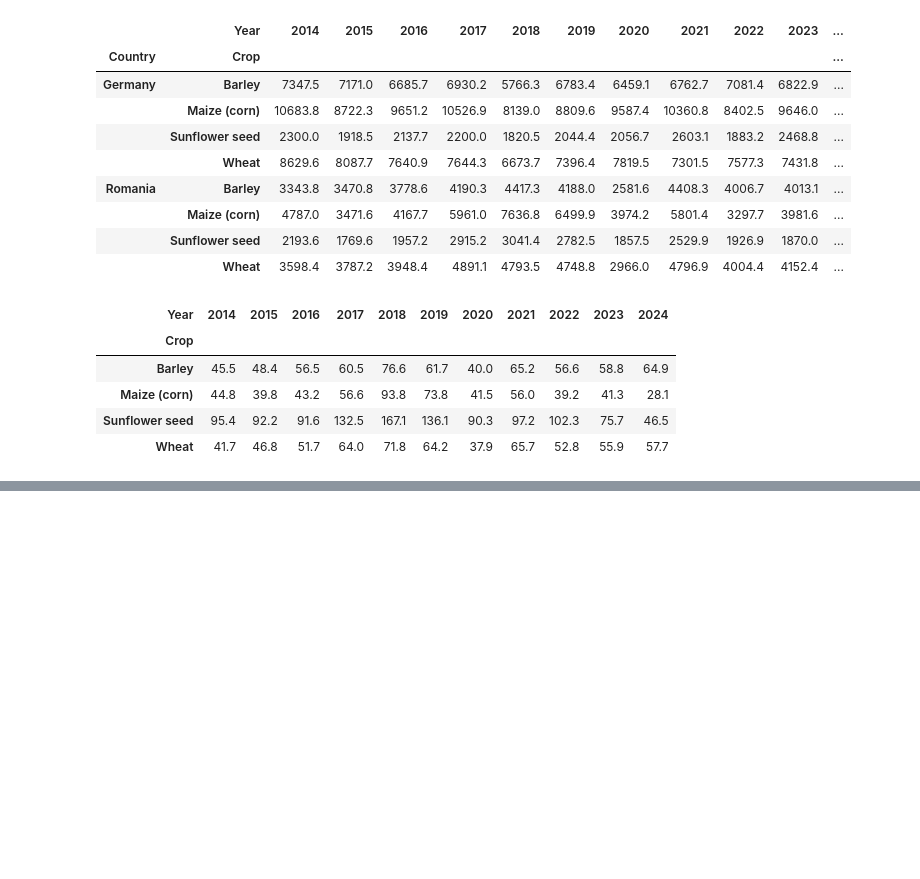
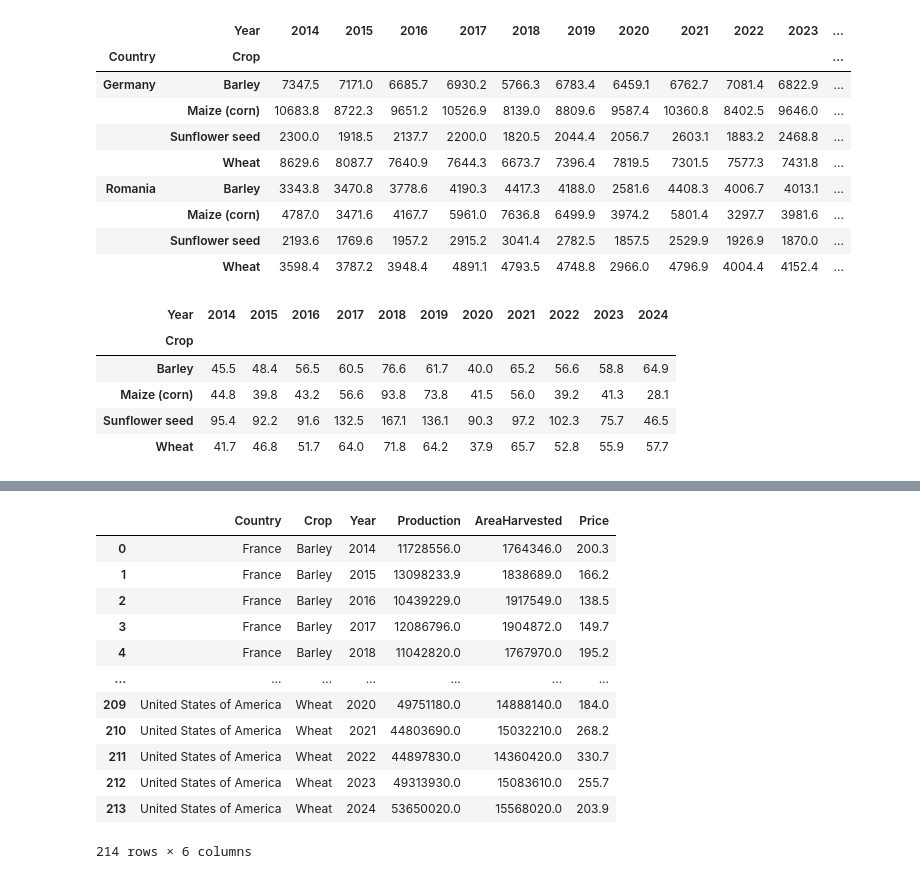
Before and after one commit to bogdan-ciobotaru/Romania-Crop-Yield-Gap, a Jupyter notebook: romania-crop-yield-gap.ipynb, the cells around one changed output, grey strips where cells are left out. Saved outputs shown, nothing was run; the diff lists cells and outputs as text; code cells hidden in the pictures; blank space fills up the shorter version.

```diff
--- a/romania-crop-yield-gap.ipynb
+++ b/romania-crop-yield-gap.ipynb
@@ -199,0 +217,41 @@ plt.show()
+# %%
+query = """
+WITH production AS (
+    SELECT Area, Item, Year, Value AS Production
+    FROM crop_production
+    WHERE Element = 'Production'
+),
+area_harvested AS (
+    SELECT Area, Item, Year, Value AS AreaHarvested
+    FROM crop_production
+    WHERE Element = 'Area harvested'
+)
+SELECT
+    p.Area AS Country,
+    p.Item AS Crop,
+    p.year,
+    p.Production,
+    a.AreaHarvested,
+    pr.Value AS Price
+FROM production p
+JOIN area_harvested a
+ON p.Area = a.Area AND p.Item = a.Item AND p.Year = a.Year
+JOIN producer_prices pr
+ON p.Area = pr.Area AND p.Item = pr.Item AND p.Year = pr.Year
+"""
+df = pd.read_sql_query(query, conn)
+df
+# %% [output]
+|  | Country | Crop | Year | Production | AreaHarvested | Price |
+| 0 | France | Barley | 2014 | 11728556.0 | 1764346.0 | 200.3 |
+| 1 | France | Barley | 2015 | 13098233.9 | 1838689.0 | 166.2 |
+| 2 | France | Barley | 2016 | 10439229.0 | 1917549.0 | 138.5 |
+| 3 | France | Barley | 2017 | 12086796.0 | 1904872.0 | 149.7 |
+| 4 | France | Barley | 2018 | 11042820.0 | 1767970.0 | 195.2 |
+| ... | ... | ... | ... | ... | ... | ... |
+| 209 | United States of America | Wheat | 2020 | 49751180.0 | 14888140.0 | 184.0 |
+| 210 | United States of America | Wheat | 2021 | 44803690.0 | 15032210.0 | 268.2 |
+| 211 | United States of America | Wheat | 2022 | 44897830.0 | 14360420.0 | 330.7 |
+| 212 | United States of America | Wheat | 2023 | 49313930.0 | 15083610.0 | 255.7 |
+| 213 | United States of America | Wheat | 2024 | 53650020.0 | 15568020.0 | 203.9 |
+214 rows × 6 columns
```
Also changed, not shown: parts of 10 cells of this notebook, 1 other file.
